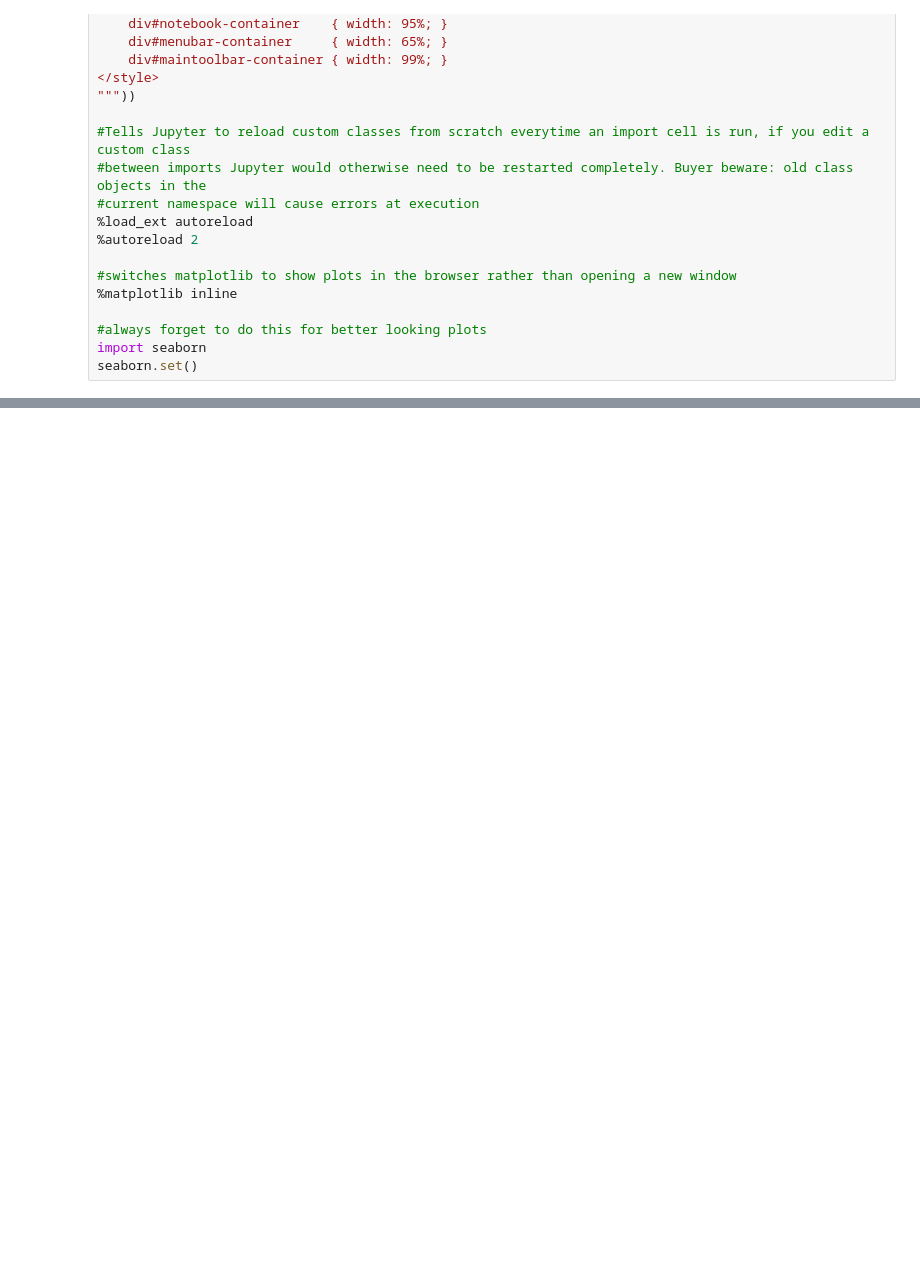
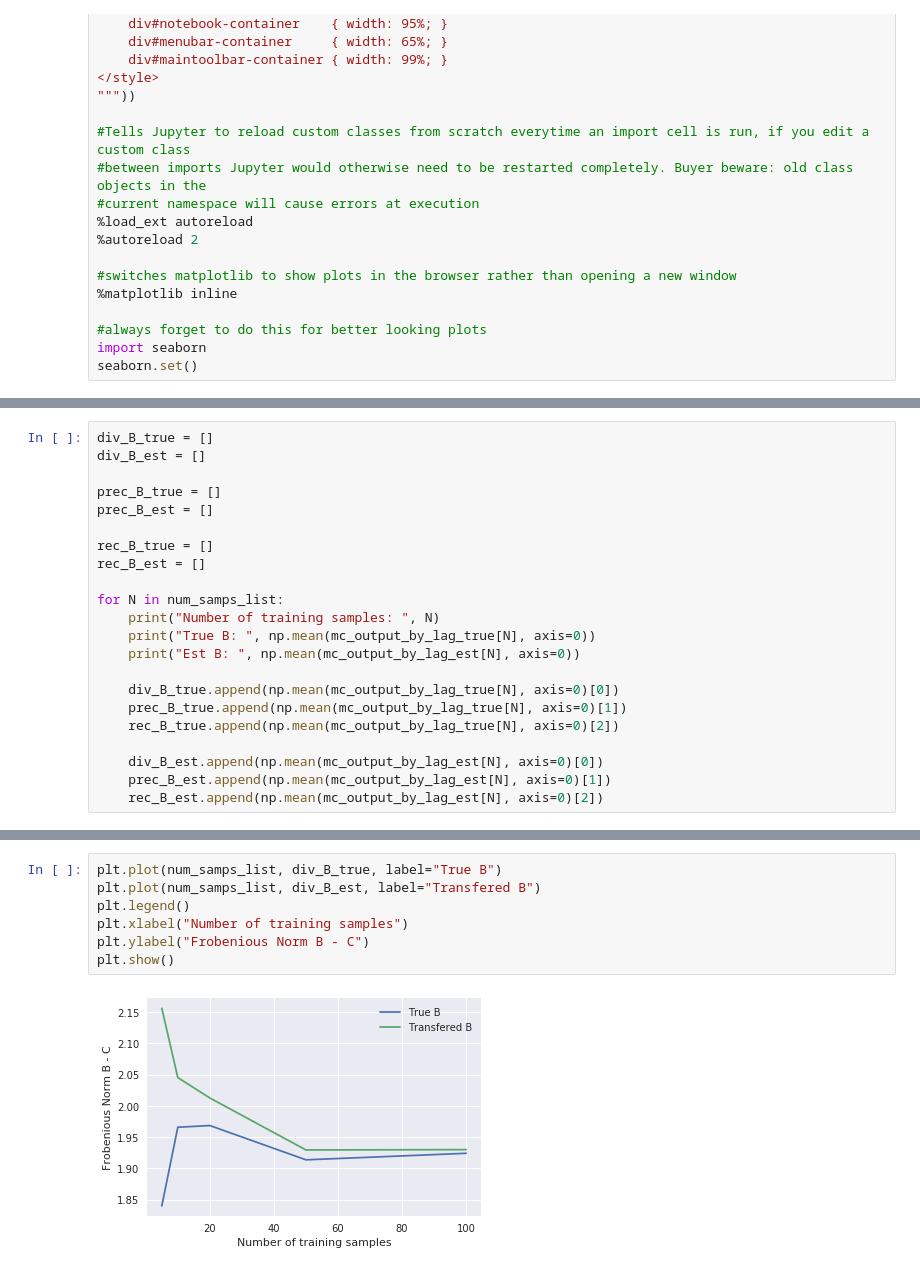
Before and after one commit to cpatdowling/building_transfer, a Jupyter notebook: notebooks/build_sys_2019_current.ipynb, the cells around one changed output, grey strips where cells are left out. Drawn from its saved outputs; the diff is of its cells as text; blank space fills up the shorter version.

```diff
--- a/notebooks/build_sys_2019_current.ipynb
+++ b/notebooks/build_sys_2019_current.ipynb
@@ -45,0 +287,22 @@ from eplusprocessing import *
+# %%
+div_B_true = []
+div_B_est = []
+
+prec_B_true = []
+prec_B_est = []
+
+rec_B_true = []
+rec_B_est = []
+
+for N in num_samps_list:
+    print("Number of training samples: ", N)
+    print("True B: ", np.mean(mc_output_by_lag_true[N], axis=0))
+    print("Est B: ", np.mean(mc_output_by_lag_est[N], axis=0))
+
+    div_B_true.append(np.mean(mc_output_by_lag_true[N], axis=0)[0])
+    prec_B_true.append(np.mean(mc_output_by_lag_true[N], axis=0)[1])
+    rec_B_true.append(np.mean(mc_output_by_lag_true[N], axis=0)[2])
+
+    div_B_est.append(np.mean(mc_output_by_lag_est[N], axis=0)[0])
+    prec_B_est.append(np.mean(mc_output_by_lag_est[N], axis=0)[1])
+    rec_B_est.append(np.mean(mc_output_by_lag_est[N], axis=0)[2])
@@ -45,0 +325,9 @@ from eplusprocessing import *
+# %%
+plt.plot(num_samps_list, div_B_true, label="True B")
+plt.plot(num_samps_list, div_B_est, label="Transfered B")
+plt.legend()
+plt.xlabel("Number of training samples")
+plt.ylabel("Frobenious Norm B - C")
+plt.show()
+# %% [output]
+[figure, added]
```
Also changed, not shown: parts of 11 cells of this notebook, 2 other files.
